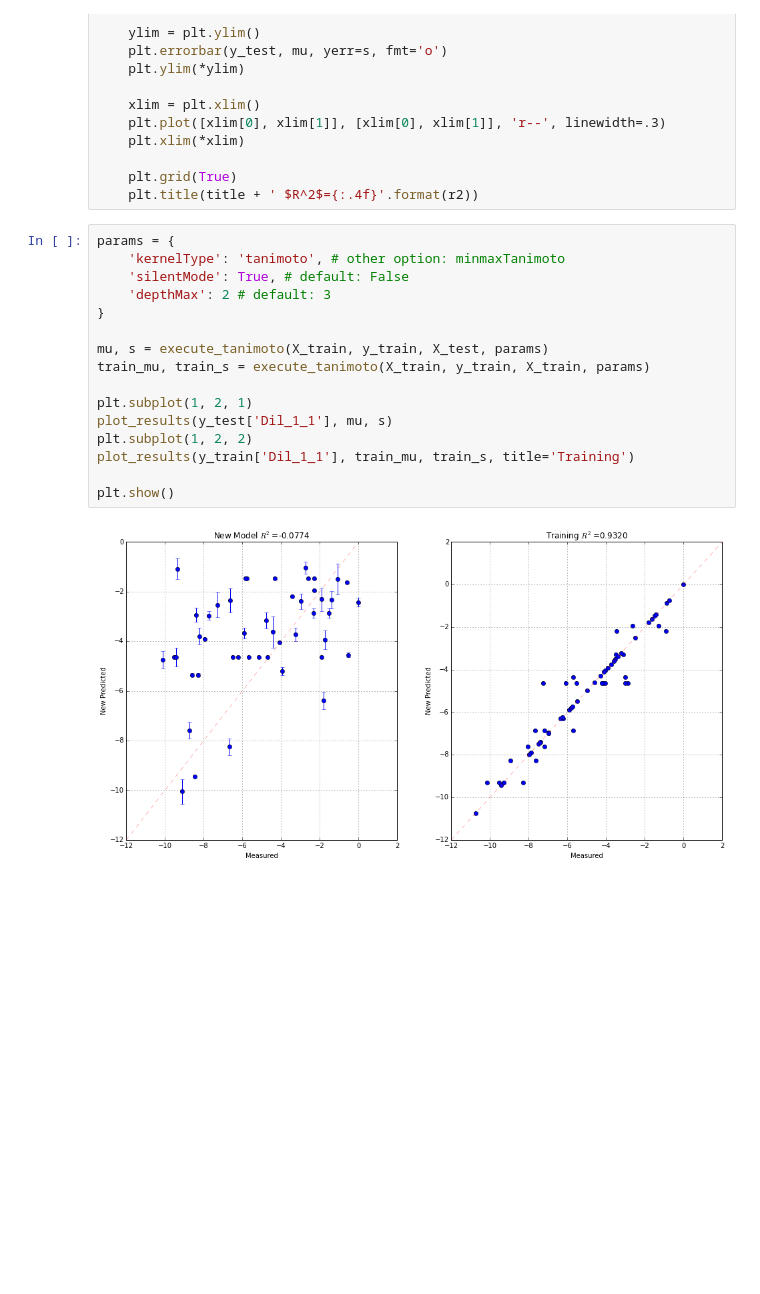
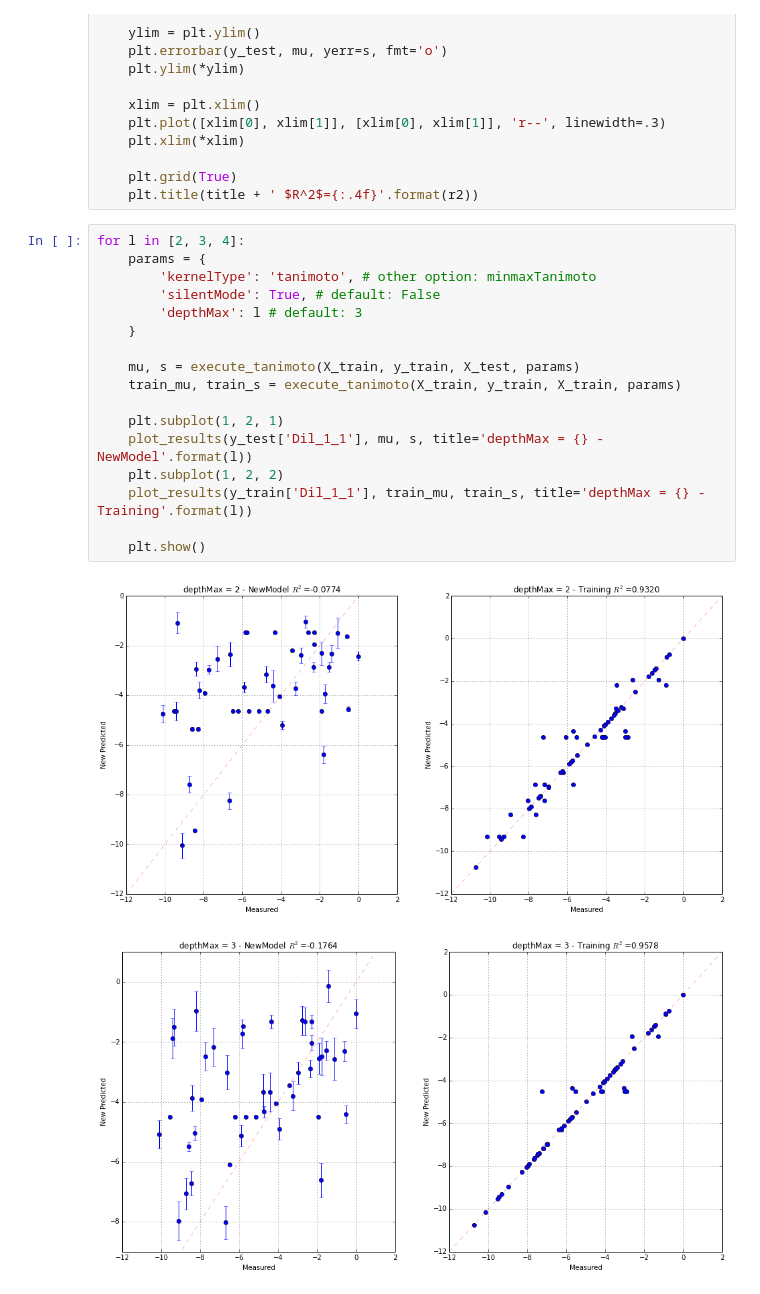
Before and after one commit to nikizh/msc-project, a Jupyter notebook: notebooks/GP_(Tanimoto+GU).ipynb, the cells around one changed output. Saved outputs shown, nothing was run; the diff lists cells and outputs as text; blank space fills up the shorter version.

```diff
--- a/notebooks/GP_(Tanimoto+GU).ipynb
+++ b/notebooks/GP_(Tanimoto+GU).ipynb
@@ -110,20 +110,22 @@ def plot_results(y_test, mu, s, title='New Model'):
     plt.grid(True)
     plt.title(title + ' $R^2$={:.4f}'.format(r2))
 # %%
-params = {
-    'kernelType': 'tanimoto', # other option: minmaxTanimoto
-    'silentMode': True, # default: False
-    'depthMax': 2 # default: 3
-}
+for l in [2, 3, 4]:
+    params = {
+        'kernelType': 'tanimoto', # other option: minmaxTanimoto
+        'silentMode': True, # default: False
+        'depthMax': l # default: 3
+    }
 
-mu, s = execute_tanimoto(X_train, y_train, X_test, params)
-train_mu, train_s = execute_tanimoto(X_train, y_train, X_train, params)
+    mu, s = execute_tanimoto(X_train, y_train, X_test, params)
+    train_mu, train_s = execute_tanimoto(X_train, y_train, X_train, params)
 
-plt.subplot(1, 2, 1)
-plot_results(y_test['Dil_1_1'], mu, s)
-plt.subplot(1, 2, 2)
-plot_results(y_train['Dil_1_1'], train_mu, train_s, title='Training')
+    plt.subplot(1, 2, 1)
+    plot_results(y_test['Dil_1_1'], mu, s, title='depthMax = {} - NewModel'.format(l))
+    plt.subplot(1, 2, 2)
+    plot_results(y_train['Dil_1_1'], train_mu, train_s, title='depthMax = {} - Training'.format(l))
 
-plt.show()
+    plt.show()
 # %% [output]
-[figure, old version]
+[figure, new version]
+[figure, added]
```
Also changed, not shown: parts of 1 cell of this notebook, 1 other file.
